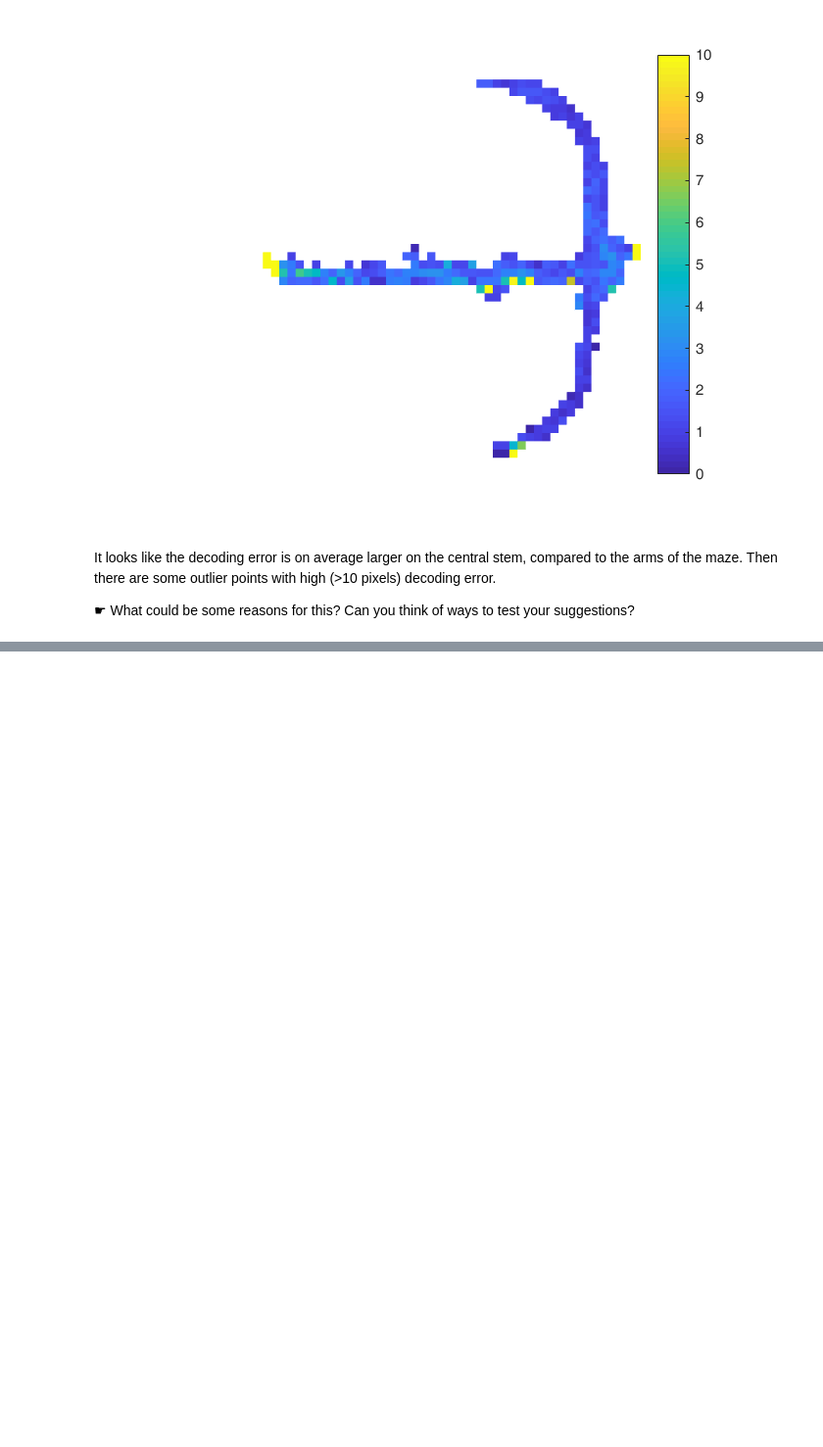
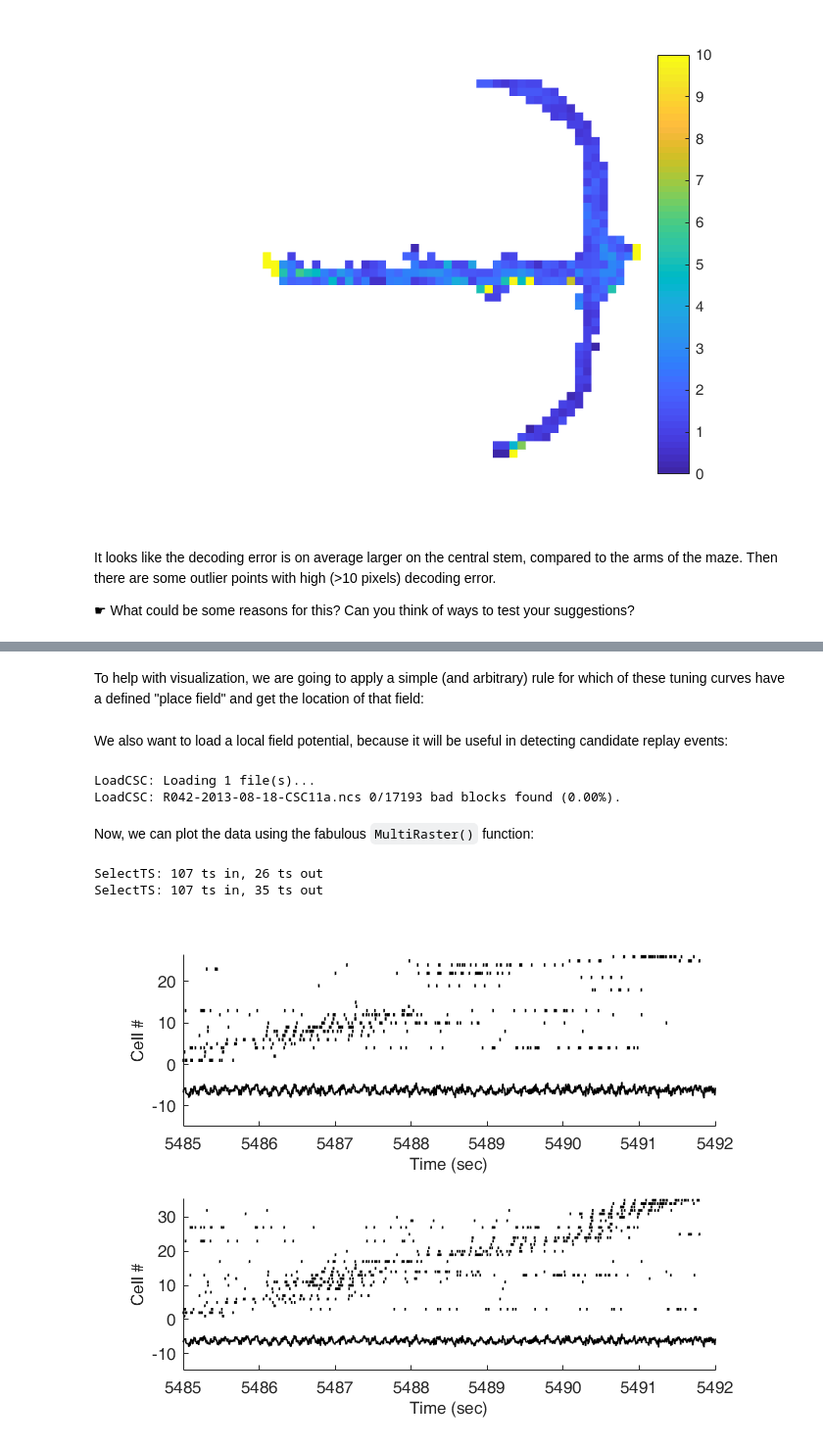
Before and after one commit to mvdm/sandbox, a Jupyter notebook: decoding tutorial.ipynb, the cells around one changed output, grey strips where cells are left out. Shown at 98% size. Drawn from its saved outputs; the diff is of its cells as text; code cells hidden in the pictures; blank space fills up the shorter version.

```diff
--- a/decoding tutorial.ipynb
+++ b/decoding tutorial.ipynb
@@ -299,0 +314,20 @@ It looks like the decoding error is on average larger on the central stem, compa
+# %%
+expCond(1).label = 'left'; % this is a T-maze, we are interested in 'left' and 'right' trials
+expCond(2).label = 'right'; % these are just labels we can make up here to keep track of which condition means what
+
+expCond(1).t = metadata.taskvars.trial_iv_L; % previously stored trial start and end times for left trials
+expCond(2).t = metadata.taskvars.trial_iv_R;
+
+expCond(1).coord = metadata.coord.coordL; % previously user input idealized linear track, used for linearization
+expCond(2).coord = metadata.coord.coordR; % note, this is in units of "camera pixels", not cm
+
+expCond(1).S = S; expCond(2).S = S;
+
+% linearize paths (snap x,y position samples to nearest point on experimenter-drawn idealized track)
+nCond = length(expCond);
+for iCond = 1:nCond
+
+    cfg_linpos = []; cfg_linpos.Coord = expCond(iCond).coord;
+    expCond(iCond).linpos = LinearizePos(cfg_linpos,pos);
+
+end
@@ -299,0 +371,2 @@ It looks like the decoding error is on average larger on the central stem, compa
+# %% [markdown]
+To help with visualization, we are going to apply a simple (and arbitrary) rule for which of these tuning curves have a defined "place field" and get the location of that field:
@@ -299,0 +379,27 @@ It looks like the decoding error is on average larger on the central stem, compa
+# %% [markdown]
+We also want to load a local field potential, because it will be useful in detecting candidate replay events:
+# %%
+cfg = []; cfg.fc = ExpKeys.goodSWR(1); % note use of experimenter-annotated data file to use
+lfp = LoadCSC(cfg); lfp = decimate_tsd([],lfp); % subsample LFP data (to 500 Hz) to speed up plotting
+# %% [output]
+LoadCSC: Loading 1 file(s)...
+LoadCSC: R042-2013-08-18-CSC11a.ncs 0/17193 bad blocks found (0.00%).
+# %% [markdown]
+Now, we can plot the data using the fabulous `MultiRaster()` function:
+# %%
+fh = figure('KeyPressFcn',@navigate); % enable keyboard shortcuts for figure navigation (see help navigate or press h for instructions)
+for iCond = 1:nCond
+    ax(iCond) = subplot(2,1,iCond); % set up separate subplots for left and right place fields
+
+    S_temp = SelectTS([],S,expCond(iCond).fields.template_idx); % template_idx contains ordered place cells
+
+    cfg_mr = []; cfg_mr.openNewFig = 0; cfg_mr.lfp = lfp;
+    MultiRaster(cfg_mr,S_temp);
+
+    xlim([5485 5492]); % zoom in on specific time interval of interest
+end
+linkaxes(ax,'x')
+# %% [output]
+SelectTS: 107 ts in, 26 ts out
+SelectTS: 107 ts in, 35 ts out
+[figure, added]
```
Also changed, not shown: parts of 21 cells of this notebook.
